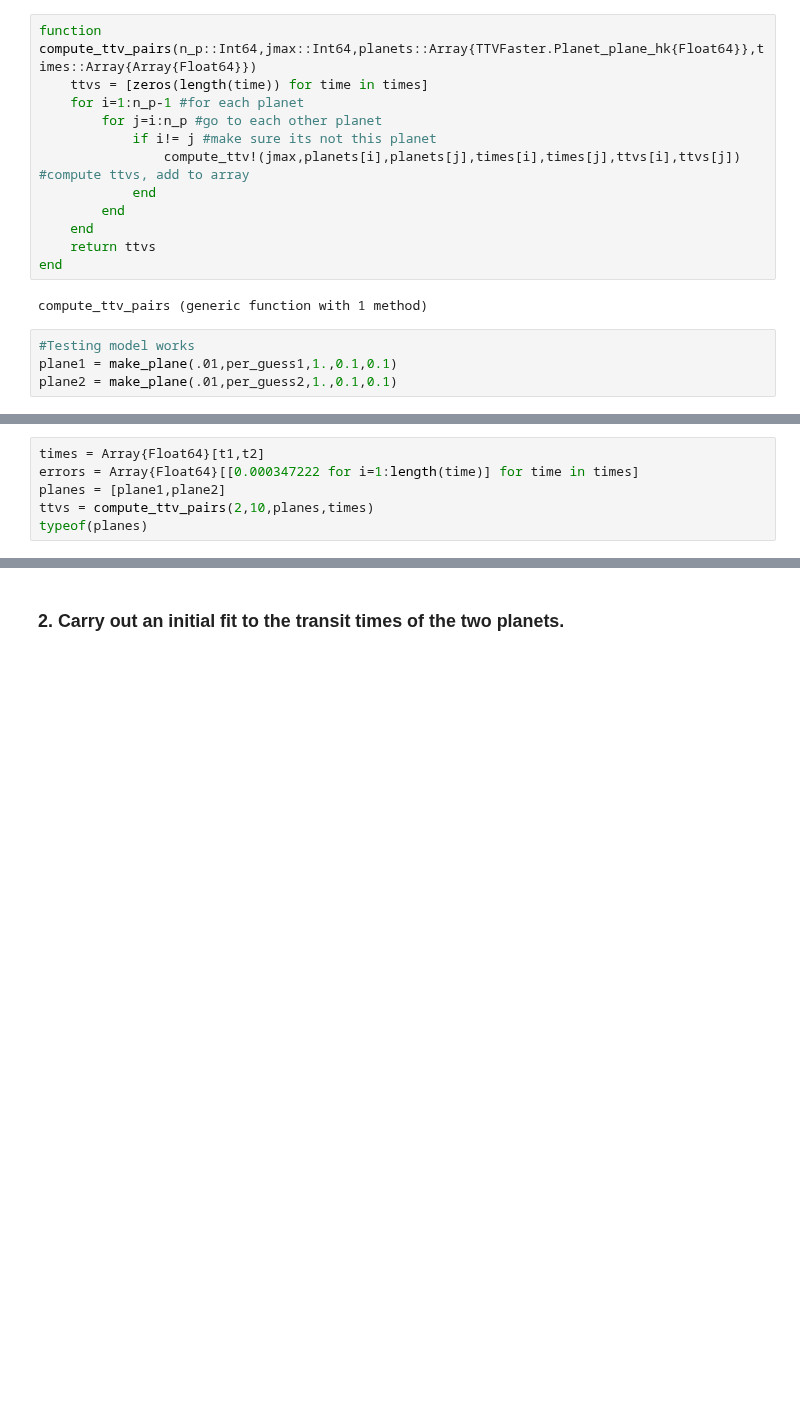
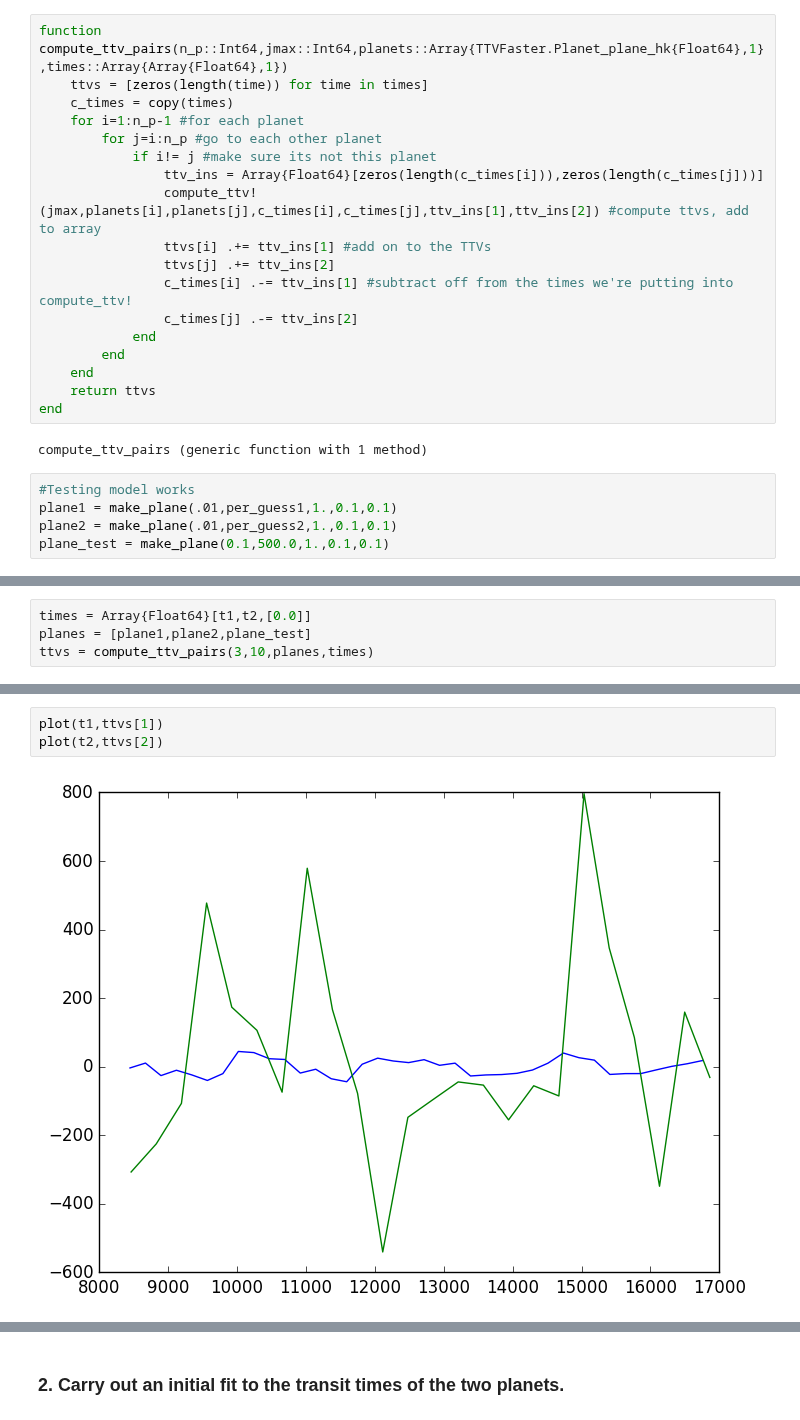
Before and after one commit to jlustigy/ExoJulia, a Jupyter notebook: Homework/hw4/Trevor_Kolby/hw4.ipynb, the cells around one changed output, grey strips where cells are left out. Saved outputs shown, nothing was run; the diff lists cells and outputs as text; blank space fills up the shorter version.

Commit message:
fixed compute_ttv_pairs to handle n_p>2

```diff
--- a/Homework/hw4/Trevor_Kolby/hw4.ipynb
+++ b/Homework/hw4/Trevor_Kolby/hw4.ipynb
@@ -49,12 +52,18 @@ end
 # %% [output]
 make_plane (generic function with 1 method)
 # %%
-function compute_ttv_pairs(n_p::Int64,jmax::Int64,planets::Array{TTVFaster.Planet_plane_hk{Float64}},times::Array{Array{Float64}})
+function compute_ttv_pairs(n_p::Int64,jmax::Int64,planets::Array{TTVFaster.Planet_plane_hk{Float64},1},times::Array{Array{Float64},1})
     ttvs = [zeros(length(time)) for time in times]
+    c_times = copy(times)
     for i=1:n_p-1 #for each planet
         for j=i:n_p #go to each other planet
             if i!= j #make sure its not this planet
-                compute_ttv!(jmax,planets[i],planets[j],times[i],times[j],ttvs[i],ttvs[j]) #compute ttvs, add to array
+                ttv_ins = Array{Float64}[zeros(length(c_times[i])),zeros(length(c_times[j]))]
+                compute_ttv!(jmax,planets[i],planets[j],c_times[i],c_times[j],ttv_ins[1],ttv_ins[2]) #compute ttvs, add to array
+                ttvs[i] .+= ttv_ins[1] #add on to the TTVs
+                ttvs[j] .+= ttv_ins[2]
+                c_times[i] .-= ttv_ins[1] #subtract off from the times we're putting into compute_ttv!
+                c_times[j] .-= ttv_ins[2]
             end
         end
     end
@@ -66,4 +75,5 @@ compute_ttv_pairs (generic function with 1 method)
 #Testing model works
 plane1 = make_plane(.01,per_guess1,1.,0.1,0.1)
 plane2 = make_plane(.01,per_guess2,1.,0.1,0.1)
+plane_test = make_plane(0.1,500.0,1.,0.1,0.1)
 # %% [output]
@@ -71,7 +81,5 @@ TTVFaster.Planet_plane_hk{Float64}(0.01,365.25630708152175,1.0,0.1,0.1)
 # %%
-times = Array{Float64}[t1,t2]
-errors = Array{Float64}[[0.000347222 for i=1:length(time)] for time in times]
-planes = [plane1,plane2]
-ttvs = compute_ttv_pairs(2,10,planes,times)
-typeof(planes)
+times = Array{Float64}[t1,t2,[0.0]]
+planes = [plane1,plane2,plane_test]
+ttvs = compute_ttv_pairs(3,10,planes,times)
 # %% [output]
@@ -78,0 +90,5 @@ Array{TTVFaster.Planet_plane_hk{Float64},1}
+# %%
+plot(t1,ttvs[1])
+plot(t2,ttvs[2])
+# %% [output]
+[figure, added]
```
Also changed, not shown: parts of 8 cells of this notebook, 1 other file.
